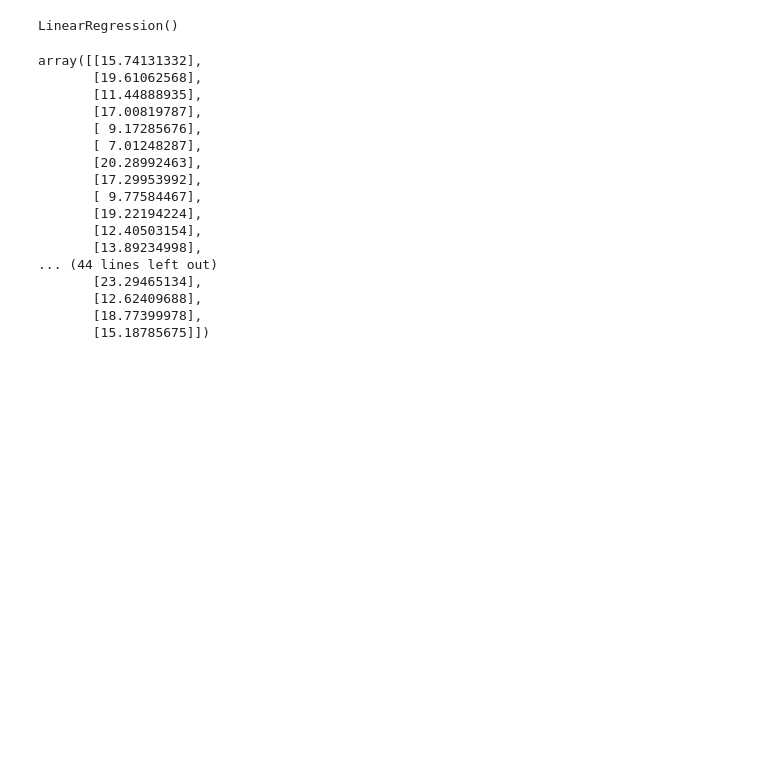
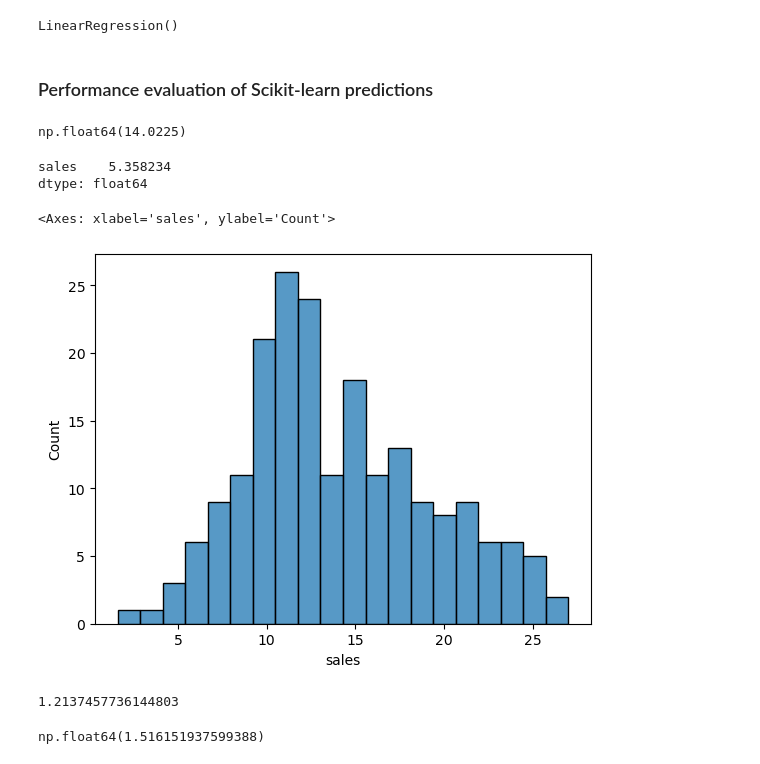
Before and after one commit to Oladele-A/python-for-data-science, a Jupyter notebook: Linear Regression/Linear_Regression.ipynb, the cells around one changed output. Cells and saved outputs as stored; diff of their text form; code cells hidden in the pictures; blank space fills up the shorter version.

Commit message:
Model performance evaluation using Scikit-learn

```diff
--- a/Linear Regression/Linear_Regression.ipynb
+++ b/Linear Regression/Linear_Regression.ipynb
@@ -166,22 +170,6 @@ model.fit(X_train, y_train)
 # %% [output]
 LinearRegression()
 # %%
-model.predict(X_test)
+test_predictions = model.predict(X_test)
-# %% [output]
-array([[15.74131332],
-       [19.61062568],
-       [11.44888935],
-       [17.00819787],
-       [ 9.17285676],
-       [ 7.01248287],
-       [20.28992463],
-       [17.29953992],
-       [ 9.77584467],
-       [19.22194224],
-       [12.40503154],
-       [13.89234998],
-... (44 lines left out)
-       [23.29465134],
-       [12.62409688],
-       [18.77399978],
-       [15.18785675]])
+# %% [markdown]
+### Performance evaluation of Scikit-learn predictions
@@ -187,0 +178,23 @@ array([[15.74131332],
+# %%
+df['sales'].mean()
+# %% [output]
+np.float64(14.0225)
+# %%
+y_test.std()
+# %% [output]
+sales    5.358234
+dtype: float64
+# %%
+sns.histplot(data=df, x='sales', bins=20)
+# %% [output]
+<Axes: xlabel='sales', ylabel='Count'>
+[figure, added]
+# %%
+mean_absolute_error(y_test, test_predictions)
+# %% [output]
+1.2137457736144803
+# %%
+# RMSE - Root Mean Squared Error
+np.sqrt(mean_squared_error(y_test, test_predictions))
+# %% [output]
+np.float64(1.516151937599388)
```
Also changed, not shown: parts of 3 cells of this notebook.
